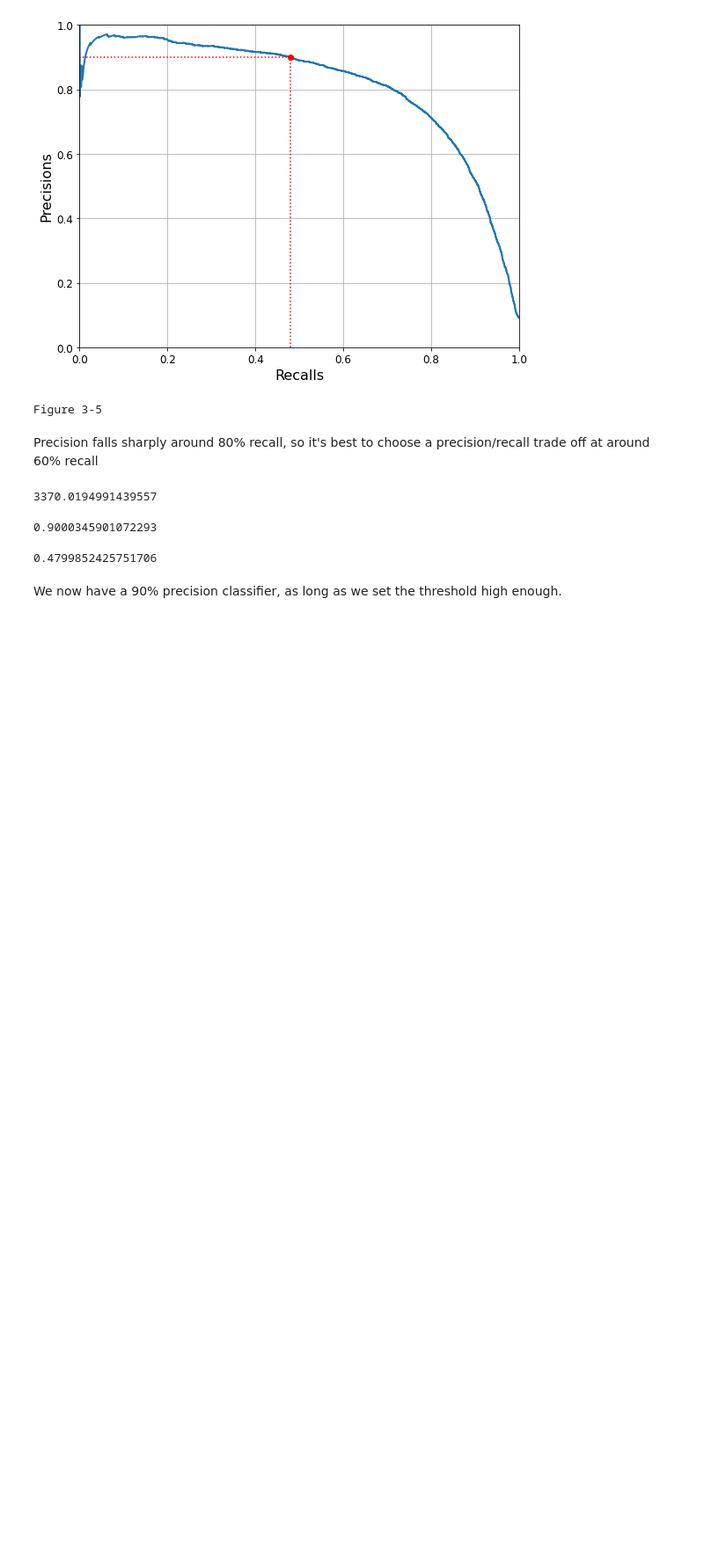
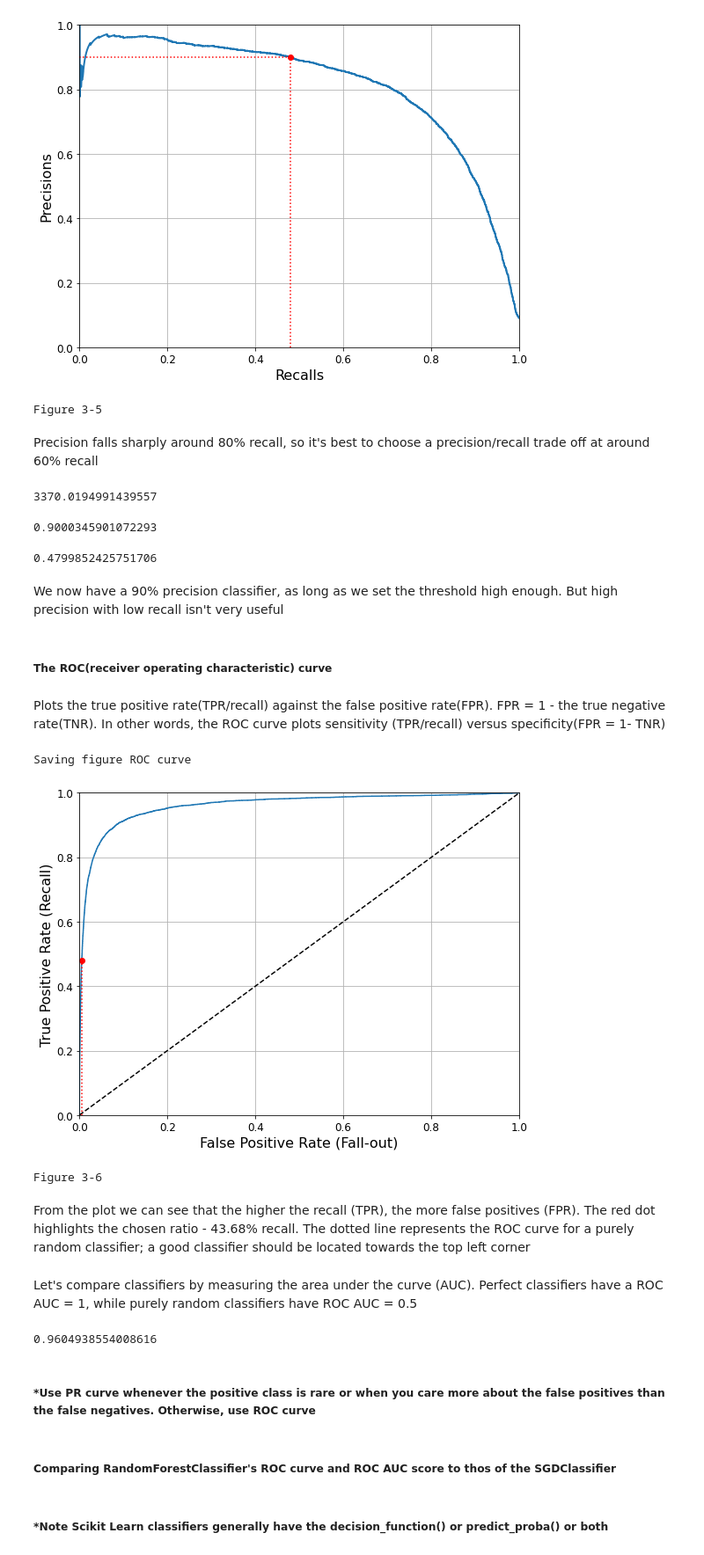
Before and after one commit to MarkJasonE/-HandsOnML-MNIST-Exercise, a Jupyter notebook: MNIST.ipynb, the cells around one changed output. Shown at 88% size. Saved outputs shown, nothing was run; the diff lists cells and outputs as text; code cells hidden in the pictures; blank space fills up the shorter version.

Commit message:
Added in section: MNIST, point: The roc curve. Added images of plots

```diff
--- a/MNIST.ipynb
+++ b/MNIST.ipynb
@@ -367,4 +368,53 @@ recall_score(y_train_5, y_train_pred_90)
 # %% [output]
 0.4799852425751706
 # %% [markdown]
-We now have a 90% precision classifier, as long as we set the threshold high enough.
+We now have a 90% precision classifier, as long as we set the threshold high enough. But high precision with low recall isn't very useful
+# %% [markdown]
+##### The ROC(receiver operating characteristic) curve
+# %% [markdown]
+Plots the true positive rate(TPR/recall) against the false positive rate(FPR). FPR = 1 - the true negative rate(TNR).
+In other words, the ROC curve plots sensitivity (TPR/recall) versus specificity(FPR = 1- TNR)
+# %%
+#sklearn.metrics.roc_curve(y_true, y_score, *, pos_label=None,
+#sample_weight=None, drop_intermediate=True)
+#This Implementaion only works with binary classification
+fpr, tpr, threshold = roc_curve(y_train_5, y_scores)
+# %%
+def plot_roc_curve(fpr, tpr, label=None):
+    plt.plot(fpr, tpr, label=label)
+    plt.plot([0, 1], [0, 1], "k--") #Dashed diagonal line
+    plt.axis([0, 1, 0, 1])
+    plt.xlabel("False Positive Rate (Fall-out)", fontsize=16)
+    plt.ylabel("True Positive Rate (Recall)", fontsize=16)
+    plt.grid(True)
+
+plt.figure(figsize=(8, 6))
+plot_roc_curve(fpr, tpr)
+fpr_90 = fpr[np.argmax(tpr >= recall_90_precision)] #Look for the lowest fpr
+#with the lowest recall that gives at least 90% precision
+plt.plot([fpr_90, fpr_90], [0, recall_90_precision], "r:")
+plt.plot([0, fpr_90], [recall_90_precision, recall_90_precision], "r:")
+plt.plot([fpr_90], [recall_90_precision], "ro")
+save_fig("ROC curve")
+plt.show()
+print("Figure 3-6")
+# %% [output]
+Saving figure ROC curve
+[figure, added]
+Figure 3-6
+# %% [markdown]
+From the plot we can see that the higher the recall (TPR), the more false positives (FPR). The red dot highlights the chosen ratio - 43.68% recall. The dotted line represents the ROC curve for a purely random classifier; a good classifier should be located towards the top left corner
+# %% [markdown]
+Let's compare classifiers by measuring the area under the curve (AUC). Perfect classifiers have a ROC AUC = 1, while purely random classifiers have ROC AUC = 0.5
+# %%
+#sklear.metrics.roc_auc_score((y_true, y_score, *, average="macro",
+#sample_weight=None, max_fpr=None, multi_class="raise", labels=Non)
+roc_auc_score(y_train_5, y_scores)
+# %% [output]
+0.9604938554008616
+# %% [markdown]
+##### *Use PR curve whenever the positive class is rare or when you care more about the false positives than the false negatives. Otherwise, use ROC curve
+# %% [markdown]
+##### Comparing RandomForestClassifier's ROC curve and ROC AUC score to thos of the SGDClassifier
+# %% [markdown]
+##### *Note Scikit Learn classifiers generally have the decision_function() or predict_proba() or both
```
Also changed, not shown: parts of 6 cells of this notebook, 2 other files.
